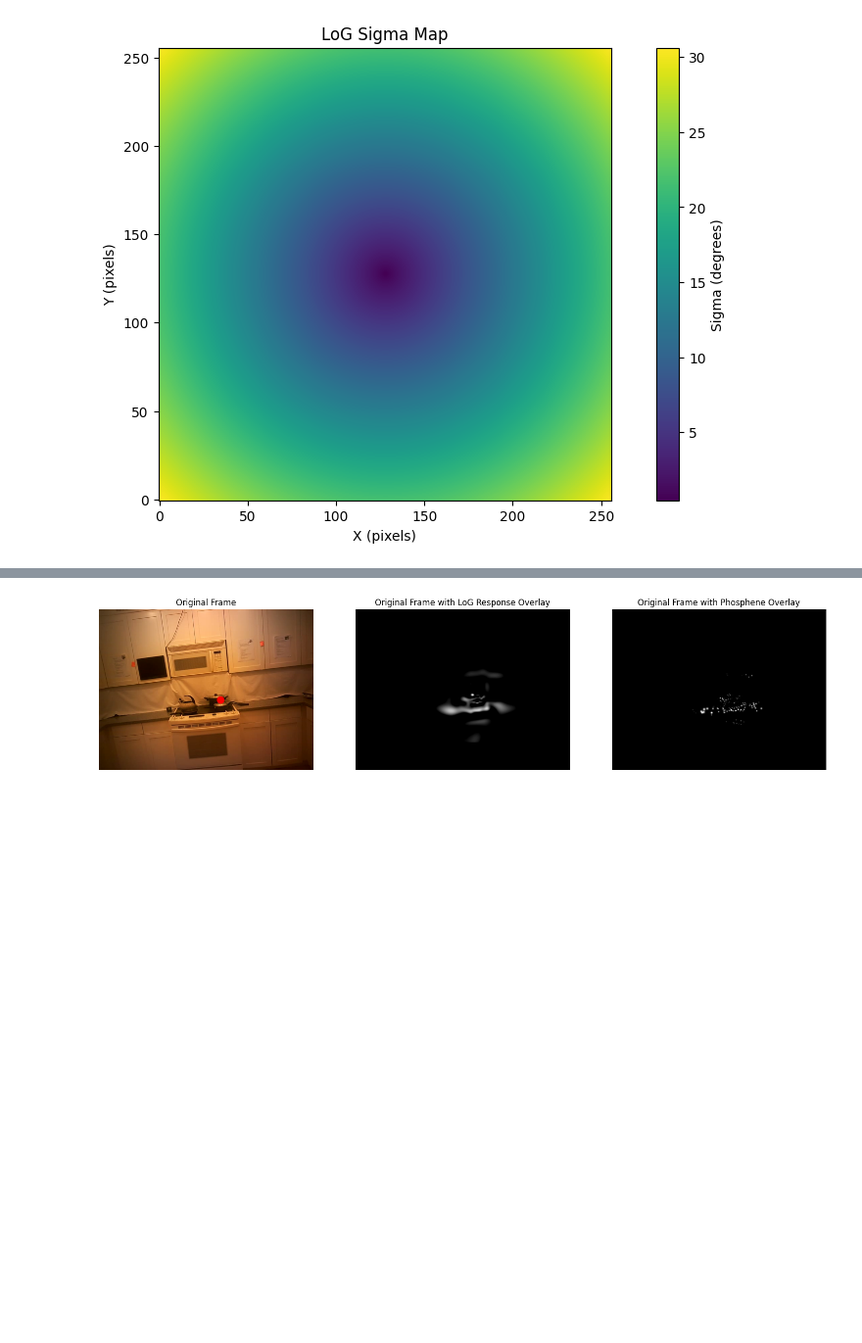
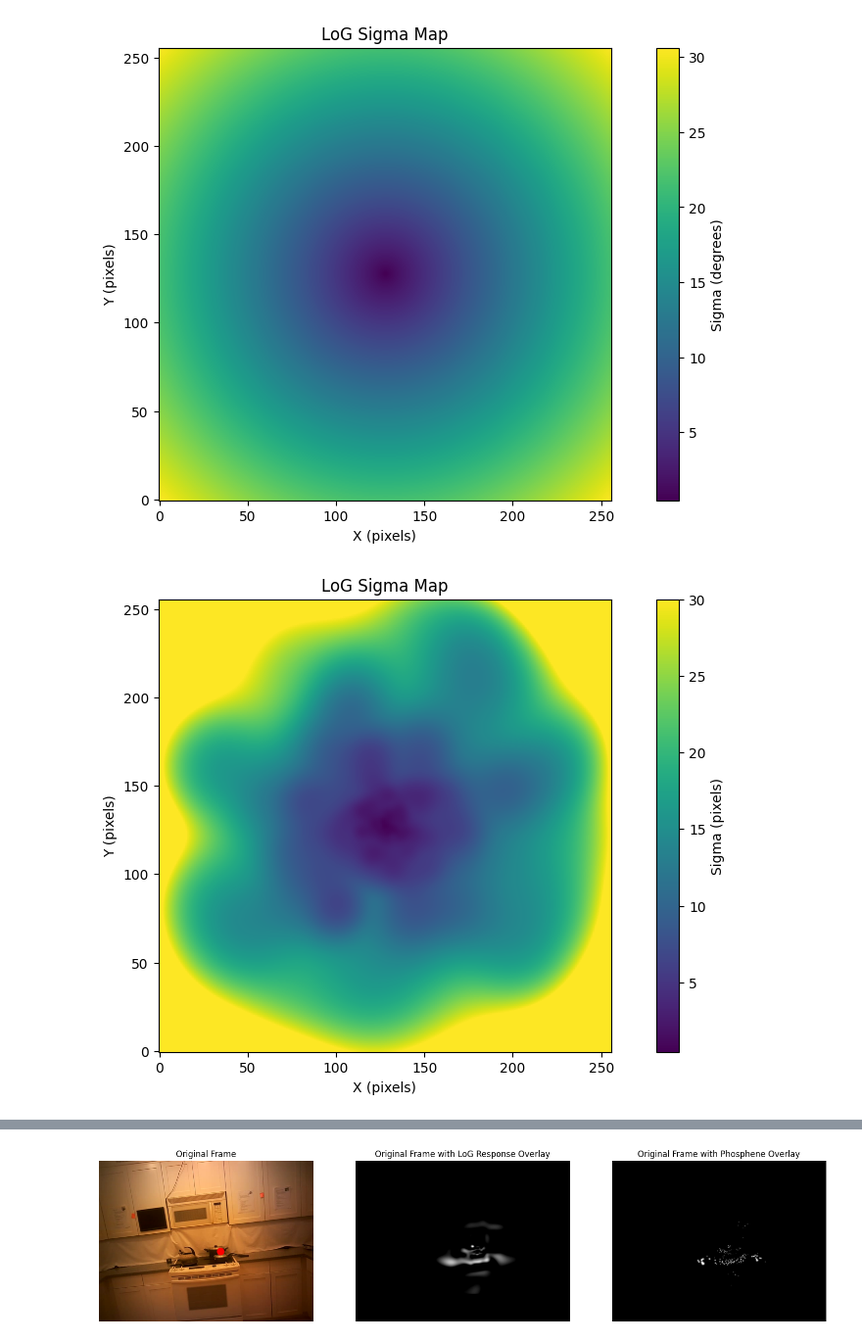
Before and after one commit to MichelleAppel/SCAPE, a Jupyter notebook: notebooks/gaze_demo.ipynb, the cells around one changed output, grey strips where cells are left out. Shown at 98% size. Drawn from its saved outputs; the diff is of its cells as text; code cells hidden in the pictures; blank space fills up the shorter version.

Commit message:
KDE for emperical phosphene density mapping

```diff
--- a/notebooks/gaze_demo.ipynb
+++ b/notebooks/gaze_demo.ipynb
@@ -524,6 +527,98 @@ plt.gca().invert_yaxis()
 plt.show()
 # %% [output]
 [figure]
+# %%
+from scipy.spatial.distance import cdist
+
+def adaptive_kde_2d(phos_coords, grid_coords, k=10, alpha=1.0):
+    """
+    Estimate a 2D density at each point in 'grid_coords',
+    using an adaptive (variable-bandwidth) Gaussian kernel
+    centered at each phosphene location in 'phos_coords'.
+
+    Args:
+        phos_coords: shape (N, 2), each row is [x, y] of a phosphene in degrees
+        grid_coords: shape (M, 2), each row is [x, y] location where we evaluate the density
+        k (int): Which neighbor defines local bandwidth. E.g. k=10 means use dist to 10th neighbor.
+        alpha (float): Optional scaling factor on the bandwidth.
+
+    Returns:
+        density: shape (M,) giving the adaptive density at each grid coordinate
+    """
+
+    # Step 1: Compute pairwise distances among phosphene coords
+    #         dist_matrix[i,j] = distance between phos_coords[i] and phos_coords[j]
+    dist_matrix = cdist(phos_coords, phos_coords)  # shape (N, N)
+
+    # Step 2: For each phosphene i, find the distance to its k-th nearest neighbor
+    dist_sorted = np.sort(dist_matrix, axis=1)  # sort each row
+    kth_dist = dist_sorted[:, k]  # shape (N,), distance to the k-th neighbor
+    # Multiply by alpha if desired
+    local_bandwidths = alpha * kth_dist  # shape (N,)
+
+    # Step 3: For each grid point, accumulate density from each phosphene
+    #         Use naive O(N*M) approach (fine for moderate sizes).
+    #         We'll do a standard 2D Gaussian kernel with bandwidth = local_bandwidths[j]
+    #         Density at grid[i] = sum_{j=1..N} [ (1/(2 pi h_j^2)) * exp(-0.5 * (dist/h_j)^2 ) ]
+
+    density = np.zeros(len(grid_coords), dtype=np.float64)
+
+    # Precompute phos_coords for loop convenience
+    phos_coords = np.asarray(phos_coords)
+
+    for i in range(len(grid_coords)):
+        # distances from this grid point to each phosphene
+        d = np.linalg.norm(phos_coords - grid_coords[i], axis=1)  # shape (N,)
+
+        # Gaussian kernel contribution from each phosphene
+        # kernel_val_j = (1 / (2 * pi * h_j^2)) * exp(-0.5 * (d_j / h_j)^2)
+        h = local_bandwidths  # shape (N,)
+
+        # We'll build up the kernel for each phosphene j
+        kernel_val = np.exp(-0.5 * (d / h)**2) / (2.0 * np.pi * (h**2))
+        density[i] = kernel_val.sum()
+
+    return density
+
+# Phosphene coordinates (assumed to be in visual field space)
+phos_x = phosphene_coords._x  # Example phosphene x-coordinates
+phos_y = phosphene_coords._y  # Example phosphene y-coordinates
+coords = np.column_stack((phos_x, phos_y))
+
+x = np.linspace(-max_eccentricity, max_eccentricity, image_size)
+y = np.linspace(-max_eccentricity, max_eccentricity, image_size)
+xx, yy = np.meshgrid(x, y)
+grid_points = np.column_stack((xx.ravel(), yy.ravel()))  # shape [image_size^2, 2]
+
+# 1) Fit a KDE on your phosphene coords
+n_neighbors = 8
+density_vals = adaptive_kde_2d(coords, grid_points, k=n_neighbors, alpha=1.0)
+kde_density_map = density_vals.reshape(image_size, image_size)
+
+# 3) Normalize the density map so that it sums up to the total number of phosphenes over min to max eccentricity
+scaling_factor = total_phosphenes / np.sum(kde_density_map) / (view_angle / image_size) ** 2
+kde_density_map *= scaling_factor
+
+# 4) LoG sigma in degrees
+kde_sigma_fov_map = 1/(np.pi * np.sqrt(kde_density_map))
+
+# 5) convert to pixels
+fov = 16
+kde_sigma_map_px = kde_sigma_fov_map * (N / fov)
+
+# plot sigma_fov_map
+plt.figure(figsize=(12, 6))
+
+plt.imshow(kde_sigma_map_px, cmap='viridis', vmax=30)
+plt.colorbar(label='Sigma (pixels)')
+plt.title('LoG Sigma Map')
+plt.xlabel('X (pixels)')
+plt.ylabel('Y (pixels)')
+plt.gca().invert_yaxis()
+
+plt.show()
+# %% [output]
+[figure, added]
 # %%
 sigma_map_tensor = torch.Tensor(sigma_map_px).float().cuda().unsqueeze(0).unsqueeze(0)
 in_channels = 1
```
Also changed, not shown: parts of 8 cells of this notebook, 3 other files.
